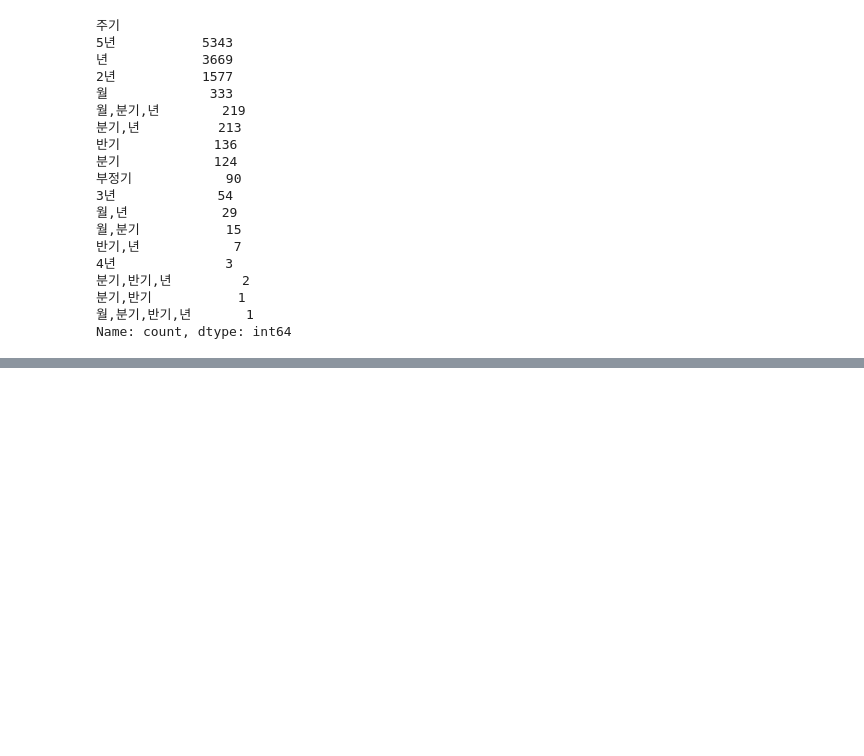
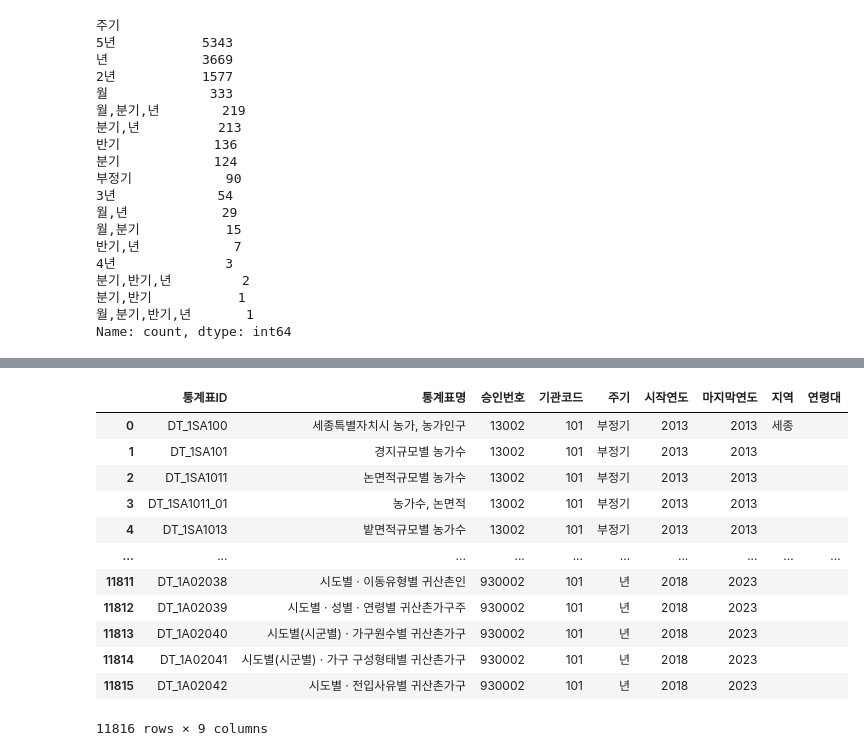
Before and after one commit to Tikkeulmoatikkeul/Cos-kobot_enhancement_research, a Jupyter notebook: node_table.ipynb, the cells around one changed output, grey strips where cells are left out. Cells and saved outputs as stored; diff of their text form; code cells hidden in the pictures; blank space fills up the shorter version.

```diff
--- a/node_table.ipynb
+++ b/node_table.ipynb
@@ -58,0 +545,16 @@ Name: count, dtype: int64
+# %%
+df_table
+# %% [output]
+|  | 통계표ID | 통계표명 | 승인번호 | 기관코드 | 주기 | 시작연도 | 마지막연도 | 지역 | 연령대 |
+| 0 | DT_1SA100 | 세종특별자치시 농가, 농가인구 | 13002 | 101 | 부정기 | 2013 | 2013 | 세종 |  |
+| 1 | DT_1SA101 | 경지규모별 농가수 | 13002 | 101 | 부정기 | 2013 | 2013 |  |  |
+| 2 | DT_1SA1011 | 논면적규모별 농가수 | 13002 | 101 | 부정기 | 2013 | 2013 |  |  |
+| 3 | DT_1SA1011_01 | 농가수, 논면적 | 13002 | 101 | 부정기 | 2013 | 2013 |  |  |
+| 4 | DT_1SA1013 | 밭면적규모별 농가수 | 13002 | 101 | 부정기 | 2013 | 2013 |  |  |
+| ... | ... | ... | ... | ... | ... | ... | ... | ... | ... |
+| 11811 | DT_1A02038 | 시도별 · 이동유형별 귀산촌인 | 930002 | 101 | 년 | 2018 | 2023 |  |  |
+| 11812 | DT_1A02039 | 시도별 · 성별 · 연령별 귀산촌가구주 | 930002 | 101 | 년 | 2018 | 2023 |  |  |
+| 11813 | DT_1A02040 | 시도별(시군별) · 가구원수별 귀산촌가구 | 930002 | 101 | 년 | 2018 | 2023 |  |  |
+| 11814 | DT_1A02041 | 시도별(시군별) · 가구 구성형태별 귀산촌가구 | 930002 | 101 | 년 | 2018 | 2023 |  |  |
+| 11815 | DT_1A02042 | 시도별 · 전입사유별 귀산촌가구 | 930002 | 101 | 년 | 2018 | 2023 |  |  |
+11816 rows × 9 columns
```
Also changed, not shown: parts of 36 cells of this notebook, 5 other files.
